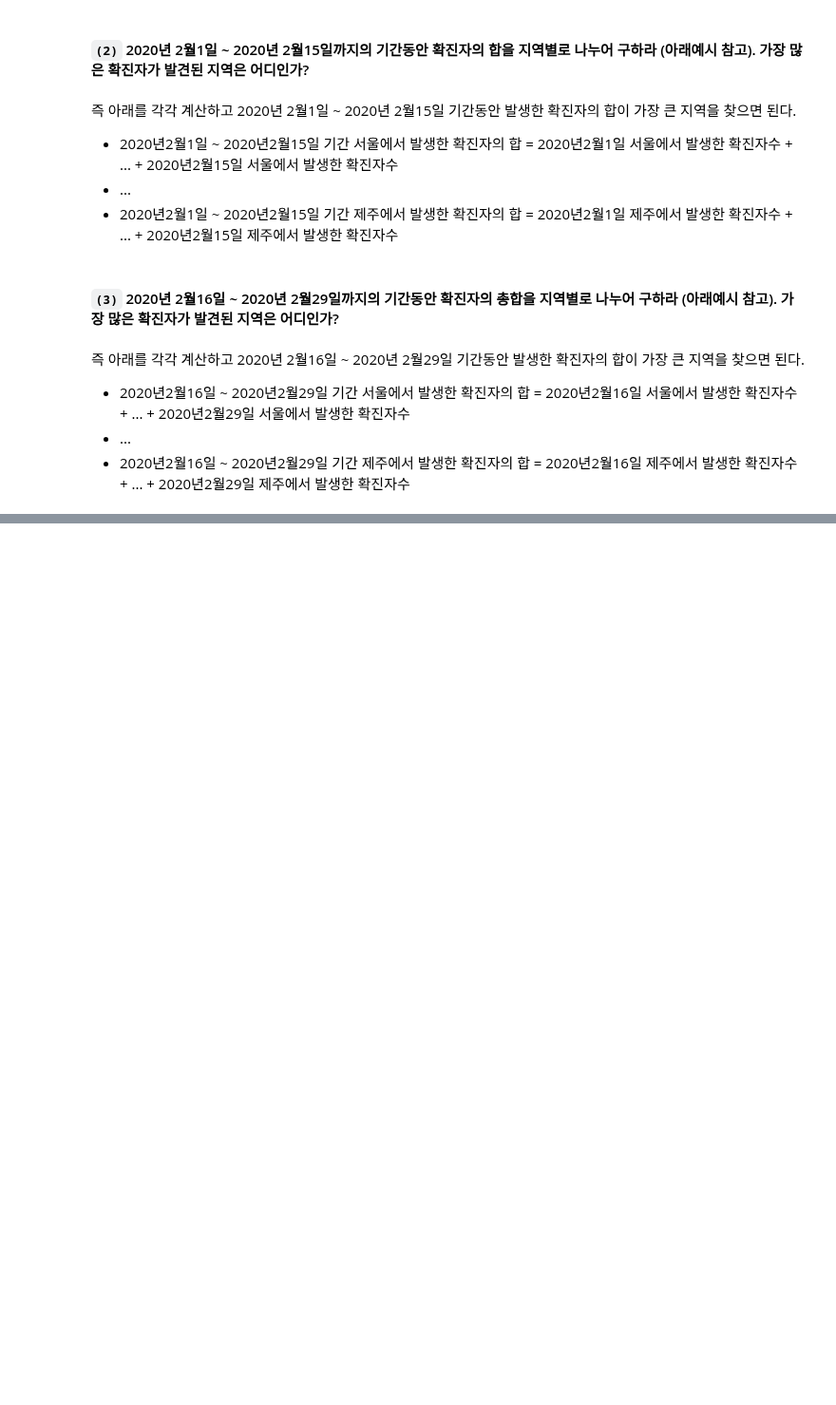
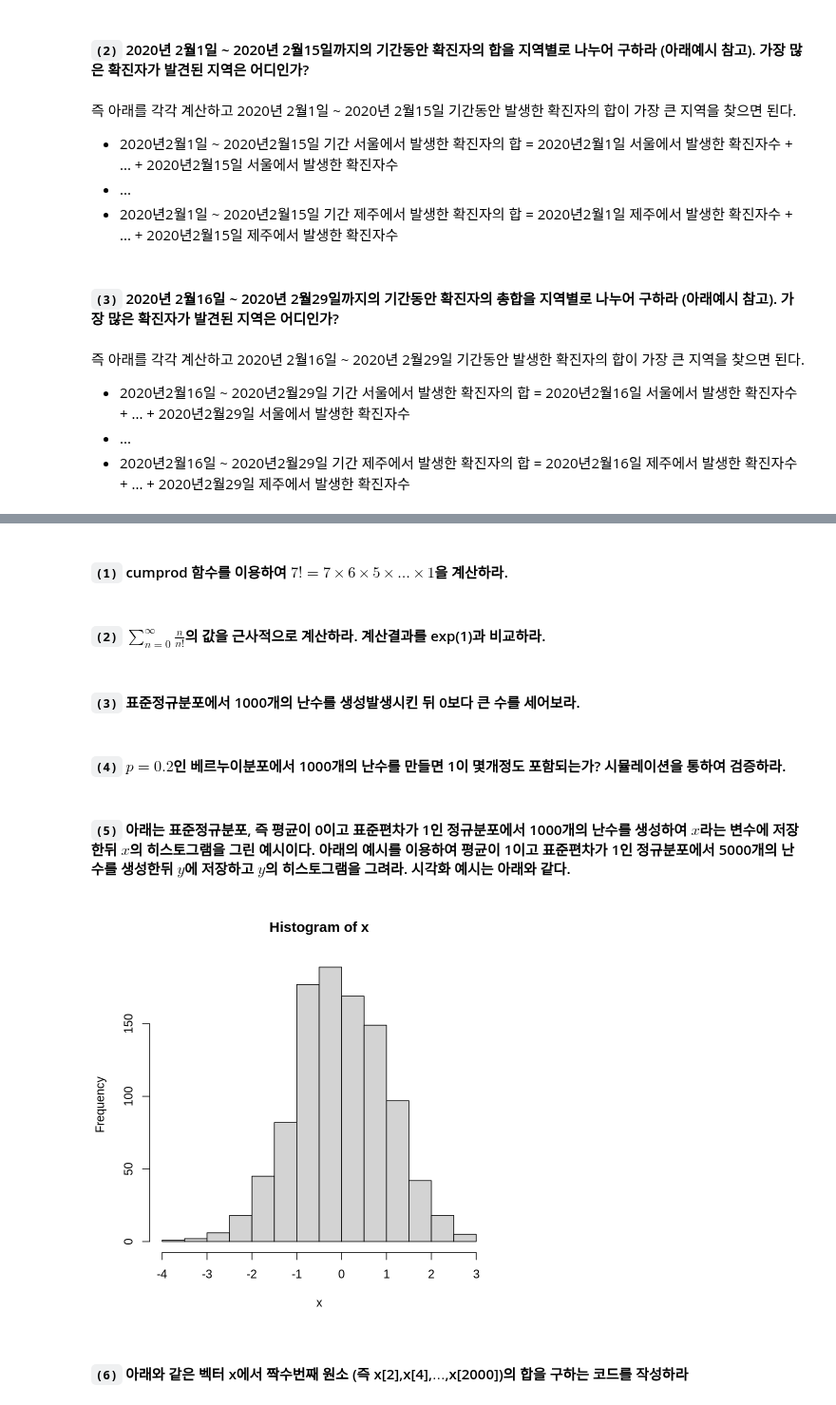
Before and after one commit to guebin/2021IR, a Jupyter notebook: _notebooks/2021-12-21-2021년 1학기 R입문기말고사.ipynb, the cells around one changed output, grey strips where cells are left out. Shown at 95% size. Drawn from its saved outputs; the diff is of its cells as text; code cells hidden in the pictures; blank space fills up the shorter version.

```diff
--- a/_notebooks/2021-12-21-2021년 1학기 R입문기말고사.ipynb
+++ b/_notebooks/2021-12-21-2021년 1학기 R입문기말고사.ipynb
@@ -130,0 +137,17 @@ A tibble: 6 × 5
+# %% [markdown]
+#### `(1)` cumprod 함수를 이용하여 $7!=7\times 6 \times 5 \times \dots \times 1$을 계산하라.
+# %% [markdown]
+#### `(2)` $\sum_{n=0}^{\infty}\frac{n}{n!}$의 값을 근사적으로 계산하라. 계산결과를 exp(1)과 비교하라.
+# %% [markdown]
+#### `(3)` 표준정규분포에서 1000개의 난수를 생성발생시킨 뒤 0보다 큰 수를 세어보라.
+# %% [markdown]
+#### `(4)` $p=0.2$인 베르누이분포에서 1000개의 난수를 만들면 1이 몇개정도 포함되는가? 시뮬레이션을 통하여 검증하라.
+# %% [markdown]
+#### `(5)` 아래는 표준정규분포, 즉 평균이 0이고 표준편차가 1인 정규분포에서 1000개의 난수를 생성하여 $x$라는 변수에 저장한뒤 $x$의 히스토그램을 그린 예시이다. 아래의 예시를 이용하여 평균이 1이고 표준편차가 1인 정규분포에서 5000개의 난수를 생성한뒤 $y$에 저장하고 $y$의 히스토그램을 그려라. 시각화 예시는 아래와 같다.
+# %%
+x=rnorm(1000)
+hist(x)
+# %% [output]
+[figure, added]
+# %% [markdown]
+#### `(6)` 아래와 같은 벡터 x에서 짝수번째 원소 (즉 x[2],x[4],$\dots$,x[2000])의 합을 구하는 코드를 작성하라
```
Also changed, not shown: parts of 28 cells of this notebook.
